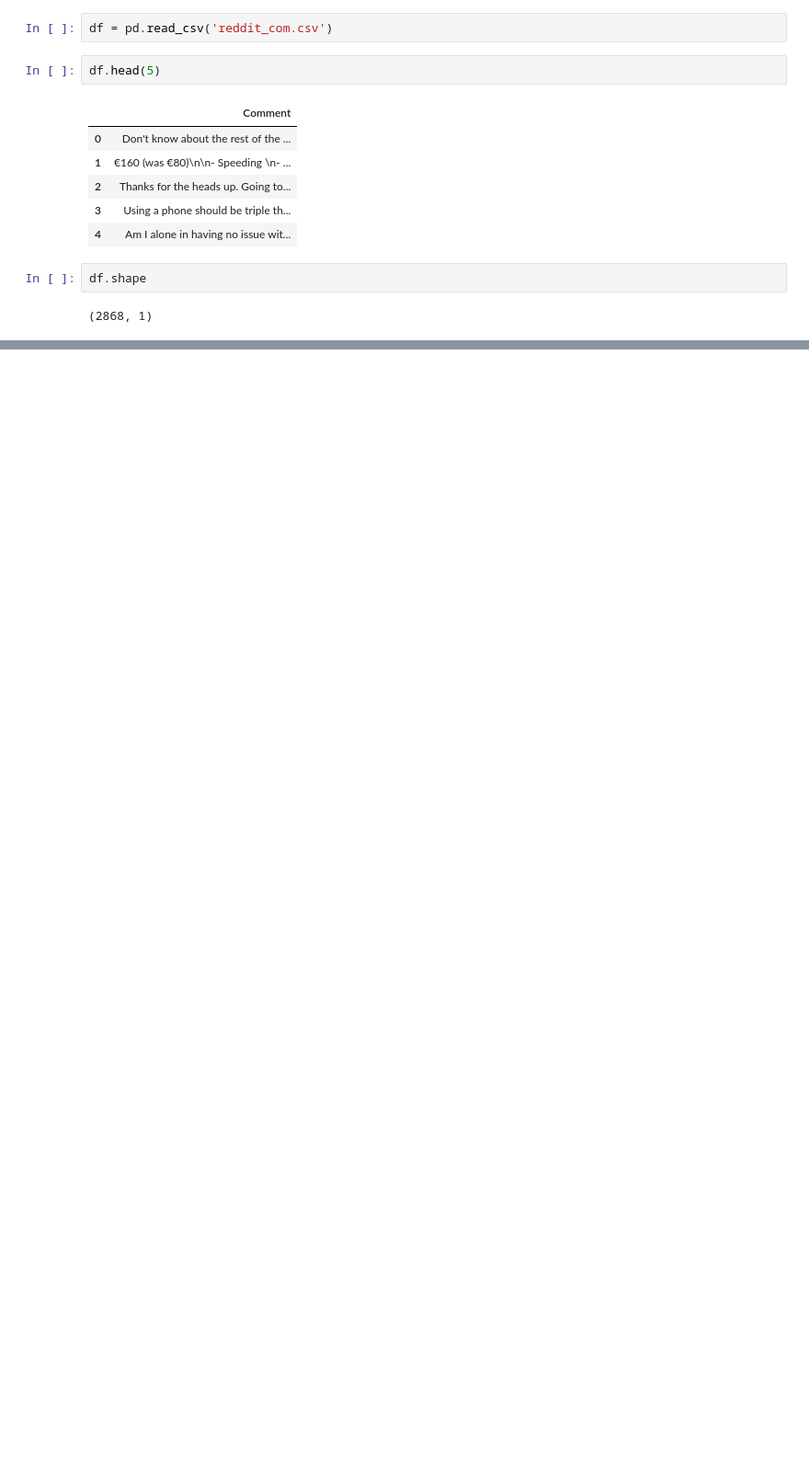
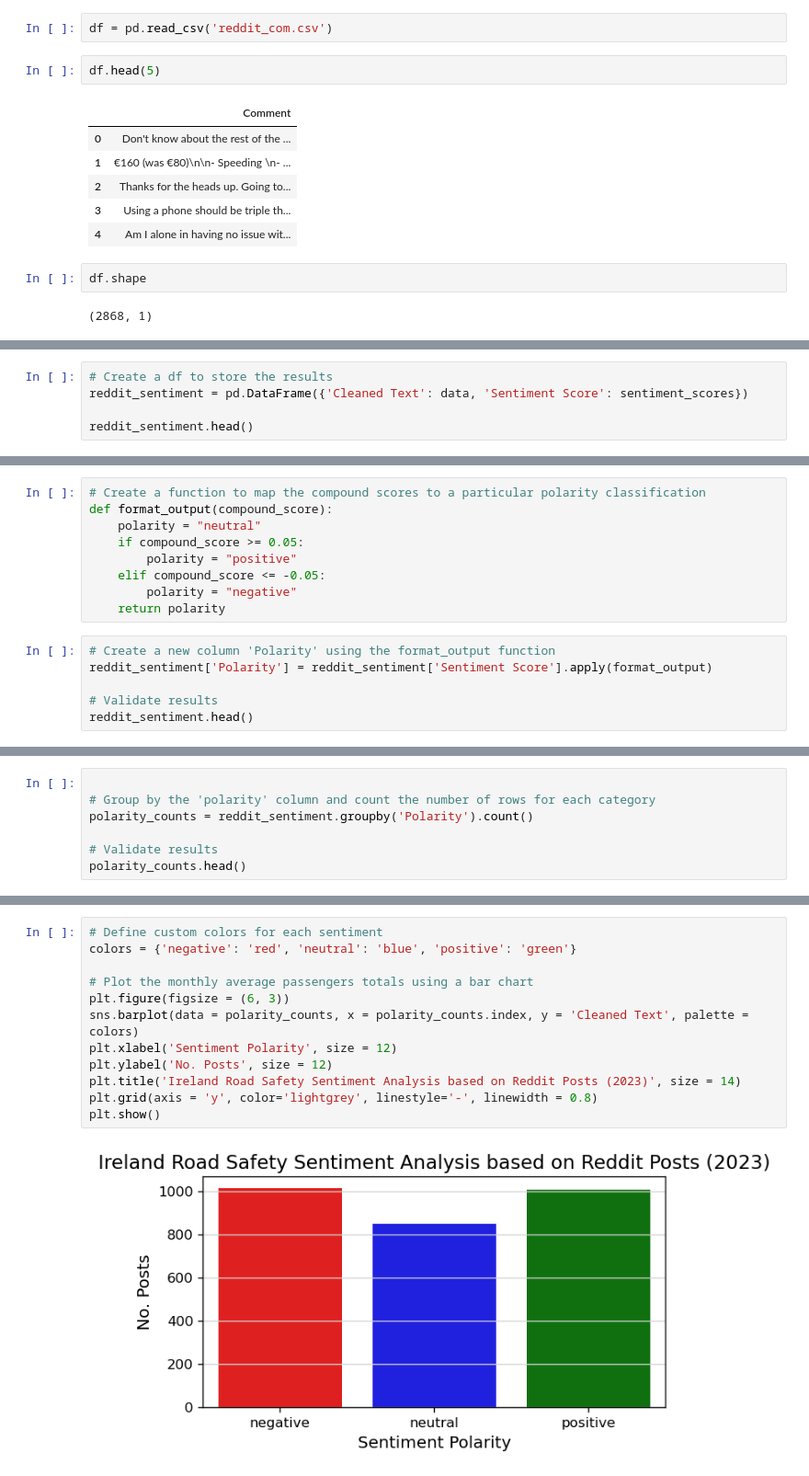
Before and after one commit to Natidhcp/CCT_MSc_DA_CA2, a Jupyter notebook: CA2.ipynb, the cells around one changed output, grey strips where cells are left out. Shown at 92% size. Drawn from its saved outputs; the diff is of its cells as text; blank space fills up the shorter version.

```diff
--- a/CA2.ipynb
+++ b/CA2.ipynb
@@ -3128,0 +2770,5 @@ weighted avg       0.94      0.28      0.39      2866
+# %%
+# Create a df to store the results
+reddit_sentiment = pd.DataFrame({'Cleaned Text': data, 'Sentiment Score': sentiment_scores})
+
+reddit_sentiment.head()
@@ -3128,0 +2787,15 @@ weighted avg       0.94      0.28      0.39      2866
+# %%
+# Create a function to map the compound scores to a particular polarity classification
+def format_output(compound_score):
+    polarity = "neutral"
+    if compound_score >= 0.05:
+        polarity = "positive"
+    elif compound_score <= -0.05:
+        polarity = "negative"
+    return polarity
+# %%
+# Create a new column 'Polarity' using the format_output function
+reddit_sentiment['Polarity'] = reddit_sentiment['Sentiment Score'].apply(format_output)
+
+# Validate results
+reddit_sentiment.head()
@@ -3128,0 +2829,7 @@ weighted avg       0.94      0.28      0.39      2866
+# %%
+
+# Group by the 'polarity' column and count the number of rows for each category
+polarity_counts = reddit_sentiment.groupby('Polarity').count()
+
+# Validate results
+polarity_counts.head()
@@ -3128,0 +2842,14 @@ weighted avg       0.94      0.28      0.39      2866
+# %%
+# Define custom colors for each sentiment
+colors = {'negative': 'red', 'neutral': 'blue', 'positive': 'green'}
+
+# Plot the monthly average passengers totals using a bar chart
+plt.figure(figsize = (6, 3))
+sns.barplot(data = polarity_counts, x = polarity_counts.index, y = 'Cleaned Text', palette = colors)
+plt.xlabel('Sentiment Polarity', size = 12)
+plt.ylabel('No. Posts', size = 12)
+plt.title('Ireland Road Safety Sentiment Analysis based on Reddit Posts (2023)', size = 14)
+plt.grid(axis = 'y', color='lightgrey', linestyle='-', linewidth = 0.8)
+plt.show()
+# %% [output]
+[figure, added]
```
Also changed, not shown: parts of 172 cells of this notebook, 3 other files.
